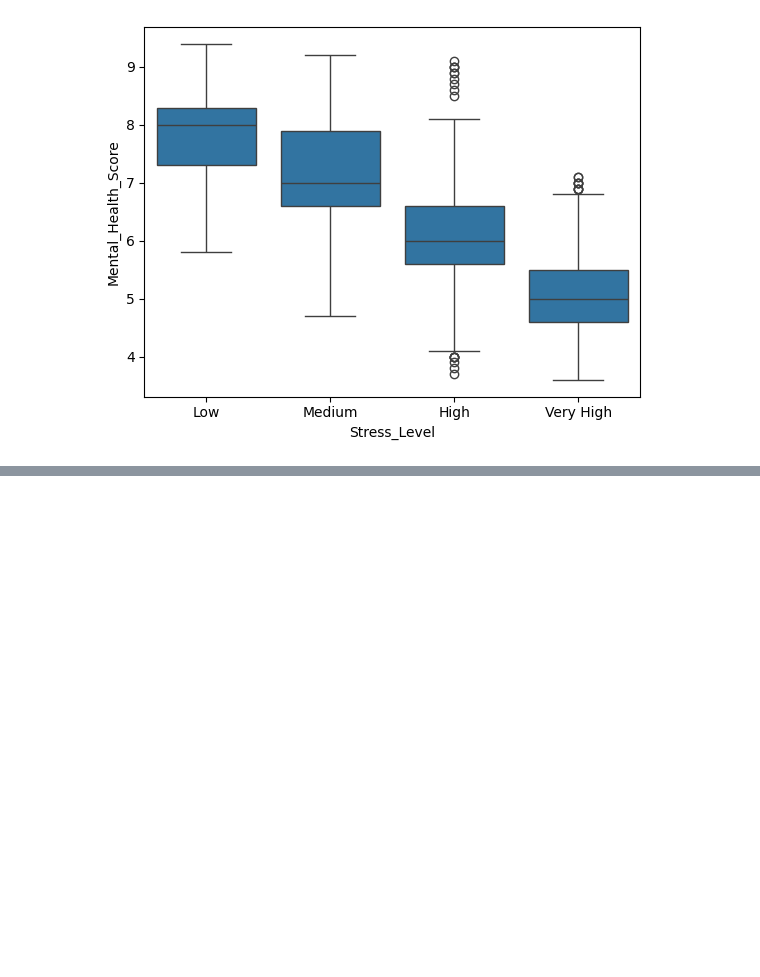
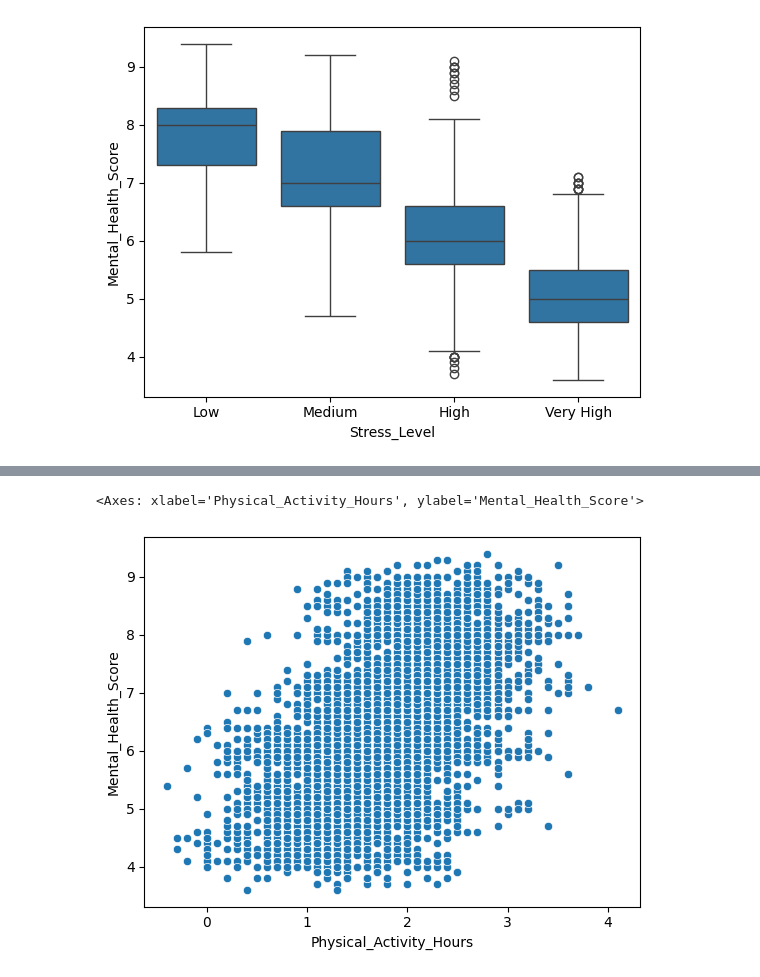
Before and after one commit to so-alive/ML---Mental-Health-Score, a Jupyter notebook: ML_Mental_Health_Score.ipynb, the cells around one changed output, grey strips where cells are left out. Saved outputs shown, nothing was run; the diff lists cells and outputs as text; code cells hidden in the pictures; blank space fills up the shorter version.

```diff
--- a/ML_Mental_Health_Score.ipynb
+++ b/ML_Mental_Health_Score.ipynb
@@ -200,0 +134,6 @@ print(os.getcwd())
+# %%
+# Physical Activity VS Mental Health Score
+sns.scatterplot(x='Physical_Activity_Hours', y='Mental_Health_Score', data=df)
+# %% [output]
+<Axes: xlabel='Physical_Activity_Hours', ylabel='Mental_Health_Score'>
+[figure, added]
```
Also changed, not shown: parts of 20 cells of this notebook.
